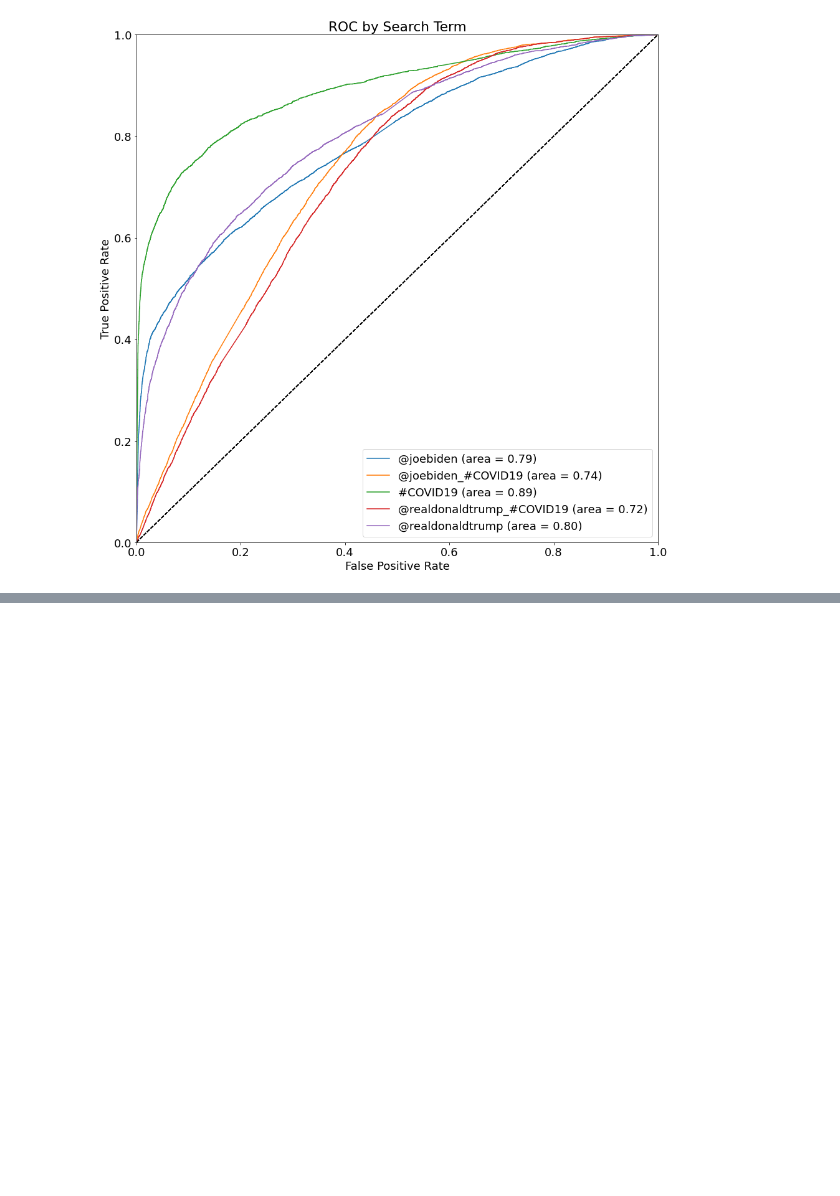
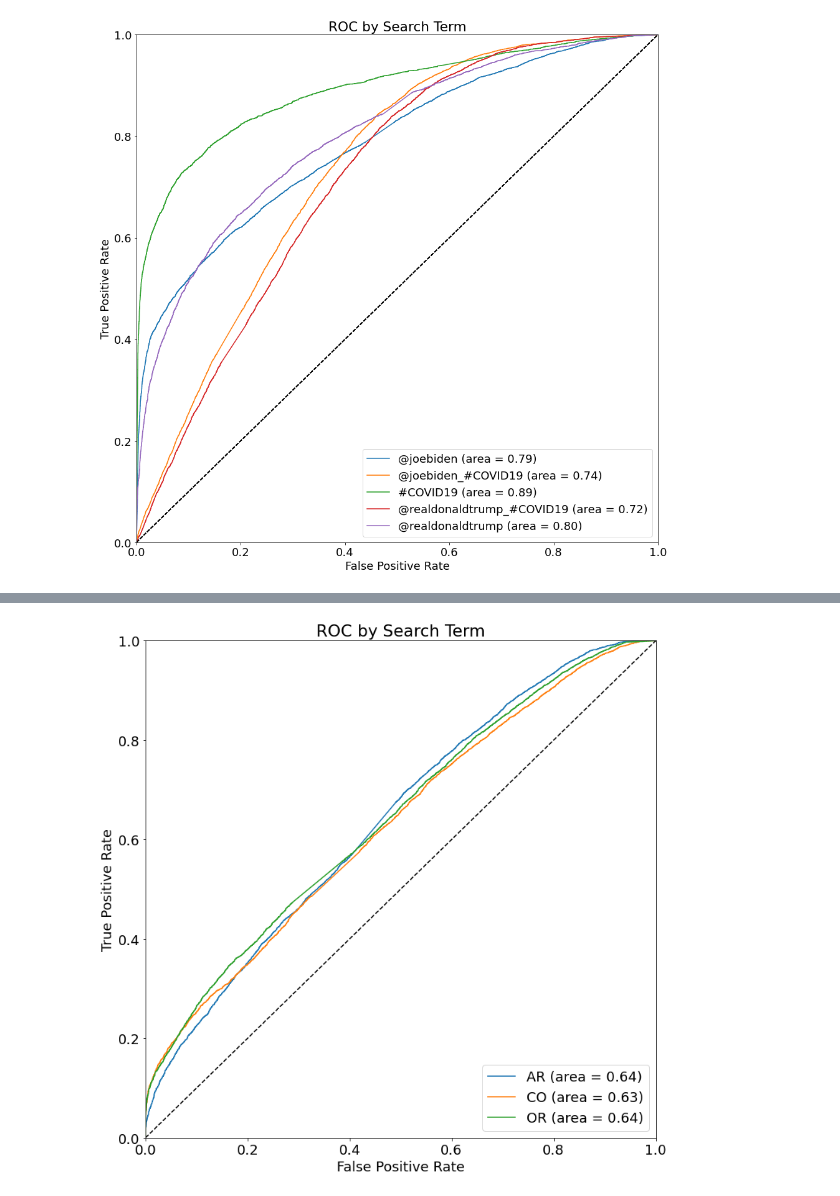
Before and after one commit to connorslagle/micro-blog-demo-targeting, a Jupyter notebook: notebooks/Untitled.ipynb, the cells around one changed output, grey strips where cells are left out. Cells and saved outputs as stored; diff of their text form; code cells hidden in the pictures; blank space fills up the shorter version.

```diff
--- a/notebooks/Untitled.ipynb
+++ b/notebooks/Untitled.ipynb
@@ -554,0 +624,4 @@ plt.show()
+# %%
+mc_roc(final_df['description'], targets['state'], [1,2,3],state_dict)
+# %% [output]
+[figure, added]
```
Also changed, not shown: parts of 13 cells of this notebook.
